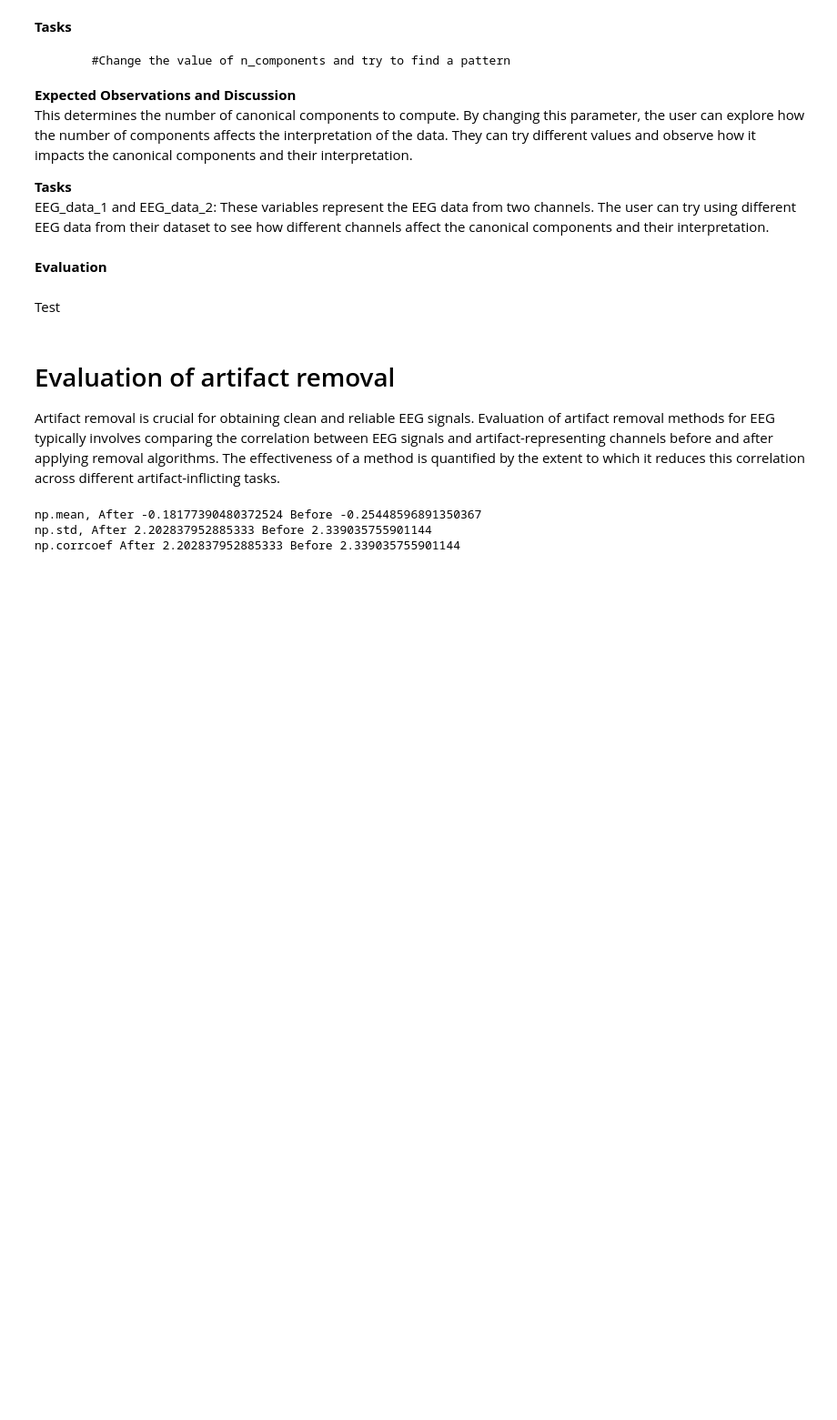
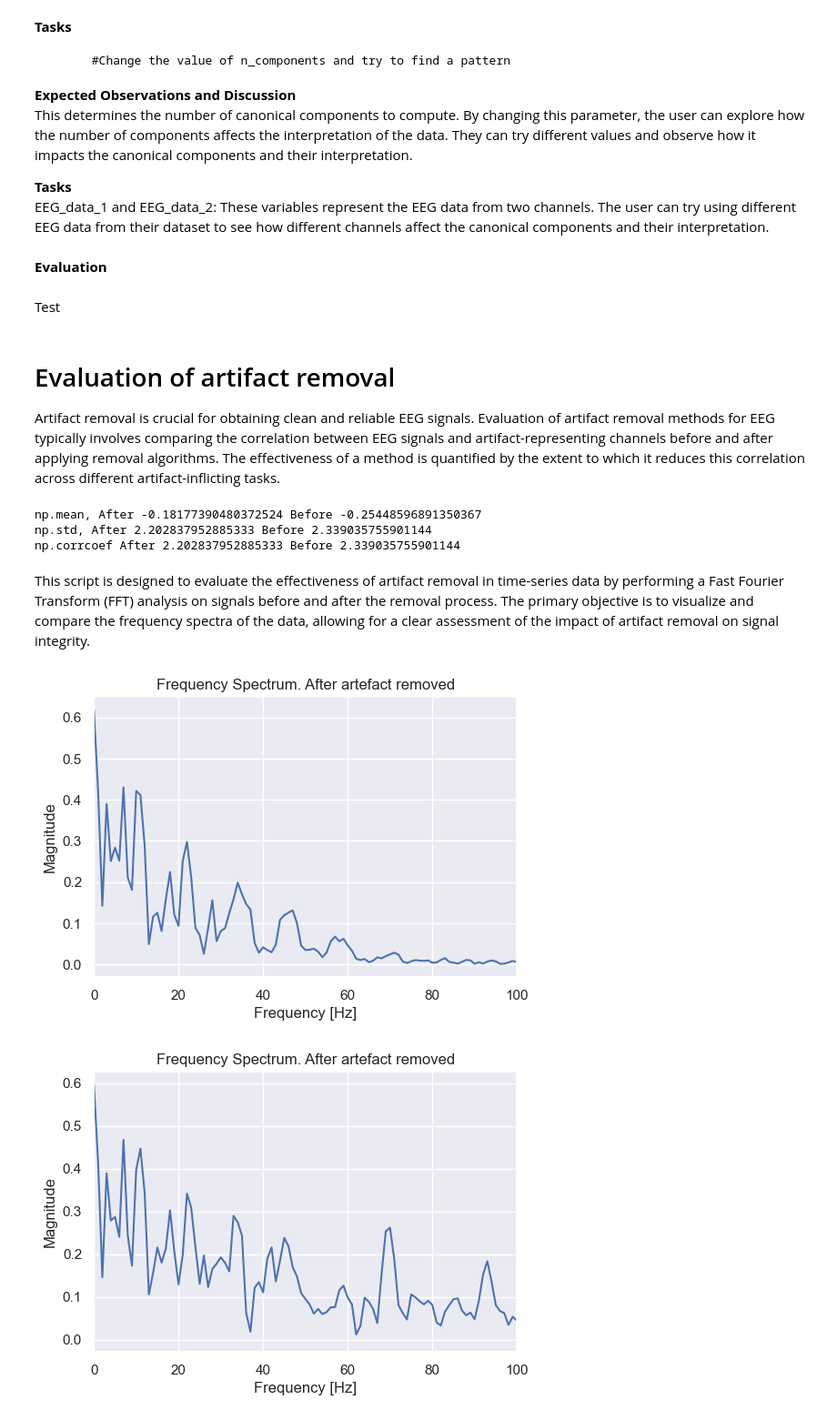
Before and after one commit to nargesyaghoubi/NeuroSignal, a Jupyter notebook: ica_bp_artifact_removal.ipynb, the cells around one changed output. Shown at 91% size. Cells and saved outputs as stored; diff of their text form; code cells hidden in the pictures; blank space fills up the shorter version.

Commit message:
artifact removal by performing a (FFT)

```diff
--- a/ica_bp_artifact_removal.ipynb
+++ b/ica_bp_artifact_removal.ipynb
@@ -847,3 +847,35 @@ print ("np.corrcoef", "After", std_diff_after, "Before", std_diff_before)
 np.mean, After -0.18177390480372524 Before -0.25448596891350367
 np.std, After 2.202837952885333 Before 2.339035755901144
 np.corrcoef After 2.202837952885333 Before 2.339035755901144
+# %% [markdown]
+This script is designed to evaluate the effectiveness of artifact removal in time-series data by performing a Fast Fourier Transform (FFT) analysis on signals before and after the removal process. The primary objective is to visualize and compare the frequency spectra of the data, allowing for a clear assessment of the impact of artifact removal on signal integrity.
+# %%
+import numpy as np
+import matplotlib.pyplot as plt
+
+
+sample_rate = 250  # Sampling rate in Hz
+# Perform FFT
+def furie (data,channel):
+  fft_result = np.fft.fft(data)
+  fft_magnitude = np.abs(fft_result) / len(data)  # Normalize magnitude
+
+  # Compute the frequency axis
+  N = len(data)
+#  freqs = np.fft.fftfreq(N, d=1/sample_rate)
+  plt.figure(figsize=(6, 4))
+
+  # Time domain signal plot
+  data_for_graph =  fft_magnitude[:N//2]
+  plt.plot(data_for_graph)
+  plt.xlim(0, 100)
+  plt.title('Frequency Spectrum. ' + channel)
+  plt.xlabel('Frequency [Hz]')
+  plt.ylabel('Magnitude')
+  plt.show()
+
+furie(EMD_Y[1500:2500], "After artefact removed")
+furie(channel_data_bp_filtered[1500:2500], "After artefact removed")
+# %% [output]
+[figure, added]
+[figure, added]
```
